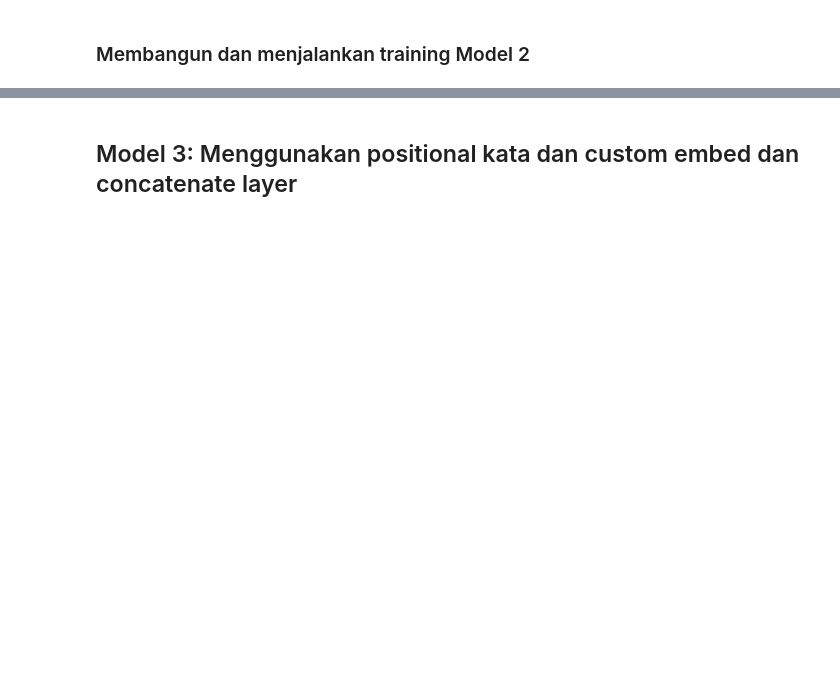
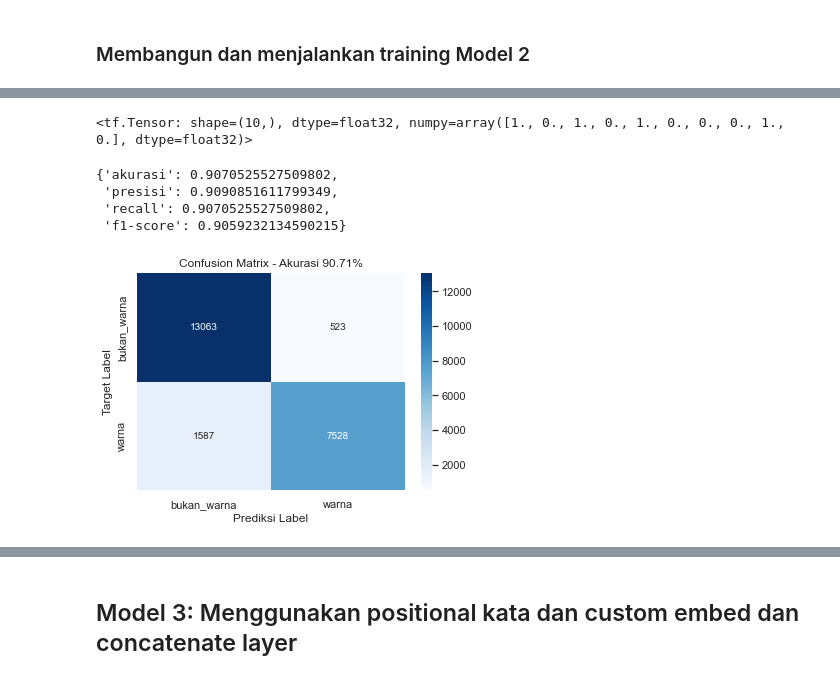
Before and after one commit to johanesPao/ColorSkim, a Jupyter notebook: ColorSkim_AI.ipynb, the cells around one changed output, grey strips where cells are left out. Cells and saved outputs as stored; diff of their text form; code cells hidden in the pictures; blank space fills up the shorter version.

Commit message:
Pengerjaan Model 2 (ulangan)

```diff
--- a/ColorSkim_AI.ipynb
+++ b/ColorSkim_AI.ipynb
@@ -1068,4 +1082,6 @@ model_2.evaluate(test_dataset)
 # %%
-# Membuat prediksi dengan model_2
-model_2_pred_prob = model_2.predict(test_dataset)
-model_2_pred_prob[:10]
+# Membuat prediksi dengan model_2_terbaik
+model_2_terbaik_pred = tf.squeeze(tf.round(model_2.predict(test_kata_dataset)))
+model_2_terbaik_pred[:10]
+# %% [output]
+<tf.Tensor: shape=(10,), dtype=float32, numpy=array([1., 0., 1., 0., 1., 0., 0., 0., 1., 0.], dtype=float32)>
@@ -1076,5 +1088,19 @@ model_2_pred
 # %%
-# Menghitung hasil metrik dari model_2
-model_2_hasil = hitung_metrik(target=test_label_encode,
-                              prediksi=model_2_pred)
-model_2_hasil
+# Menghitung metriks dari model_2_terbaik
+model_2_terbaik_metrik = hitung_metrik(target=test_target,
+                                       prediksi=model_2_terbaik_pred)
+model_2_terbaik_metrik
+# %% [output]
+{'akurasi': 0.9070525527509802,
+ 'presisi': 0.9090851611799349,
+ 'recall': 0.9070525527509802,
+ 'f1-score': 0.9059232134590215}
+# %%
+# Confusion matrix dari model_2_terbaik
+plot_conf_matrix(target_label=test_target,
+                 prediksi_label=model_2_terbaik_pred,
+                 akurasi=model_2_terbaik_metrik['akurasi'],
+                 label_titik_x=['bukan_warna', 'warna'],
+                 label_titik_y=['bukan_warna', 'warna'])
+# %% [output]
+[figure, added]
```
Also changed, not shown: parts of 16 cells of this notebook, 7 other files.
